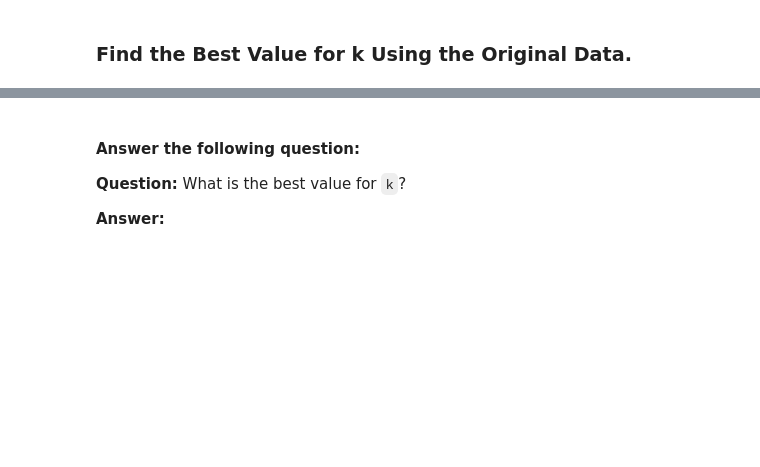
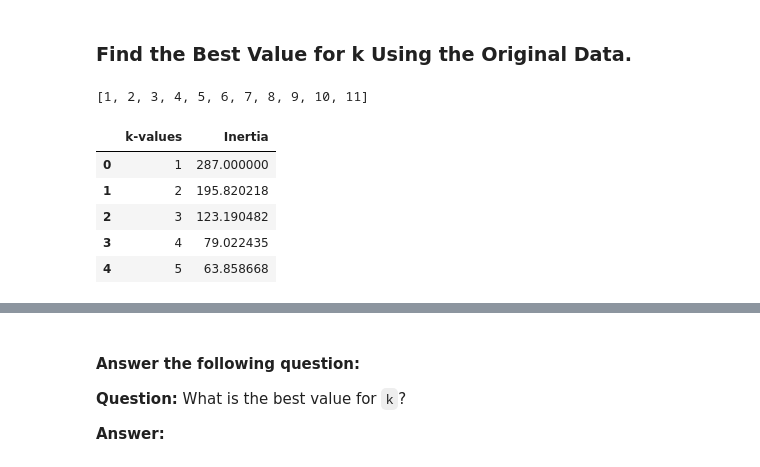
Before and after one commit to jfm0570/CryptoClustering, a Jupyter notebook: Crypto_Clustering.ipynb, the cells around one changed output, grey strips where cells are left out. Cells and saved outputs as stored; diff of their text form; code cells hidden in the pictures; blank space fills up the shorter version.

```diff
--- a/Crypto_Clustering.ipynb
+++ b/Crypto_Clustering.ipynb
@@ -73,20 +107,38 @@ df_market_data.hvplot.line(
 ### Find the Best Value for k Using the Original Data.
 # %%
 # Create a list with the number of k-values from 1 to 11
+k_val = list(range(1, 12))
+k_val
+# %% [output]
+[1, 2, 3, 4, 5, 6, 7, 8, 9, 10, 11]
 # %%
 # Create an empty list to store the inertia values
-
+inertia_val = []
 
 # Create a for loop to compute the inertia with each possible value of k
 # Inside the loop:
 # 1. Create a KMeans model using the loop counter for the n_clusters
 # 2. Fit the model to the data using `df_market_data_scaled`
 # 3. Append the model.inertia_ to the inertia list
+
+for i in k_val:
+    k_model = KMeans(n_clusters=i, random_state=1)
+    k_model.fit(data_frame)
+    inertia_val.append(k_model.inertia_)
 # %%
 # Create a dictionary with the data to plot the Elbow curve
-
+elbow_curve = {"k-values": k_val, "Inertia": inertia_val}
 
 # Create a DataFrame with the data to plot the Elbow curve
+elbow_dataframe = pd.DataFrame(elbow_curve)
+elbow_dataframe.head()
+# %% [output]
+|  | k-values | Inertia |
+| 0 | 1 | 287.000000 |
+| 1 | 2 | 195.820218 |
+| 2 | 3 | 123.190482 |
+| 3 | 4 | 79.022435 |
+| 4 | 5 | 63.858668 |
 # %%
 # Plot a line chart with all the inertia values computed with
 # the different values of k to visually identify the optimal value for k.
```
Also changed, not shown: parts of 4 cells of this notebook.
